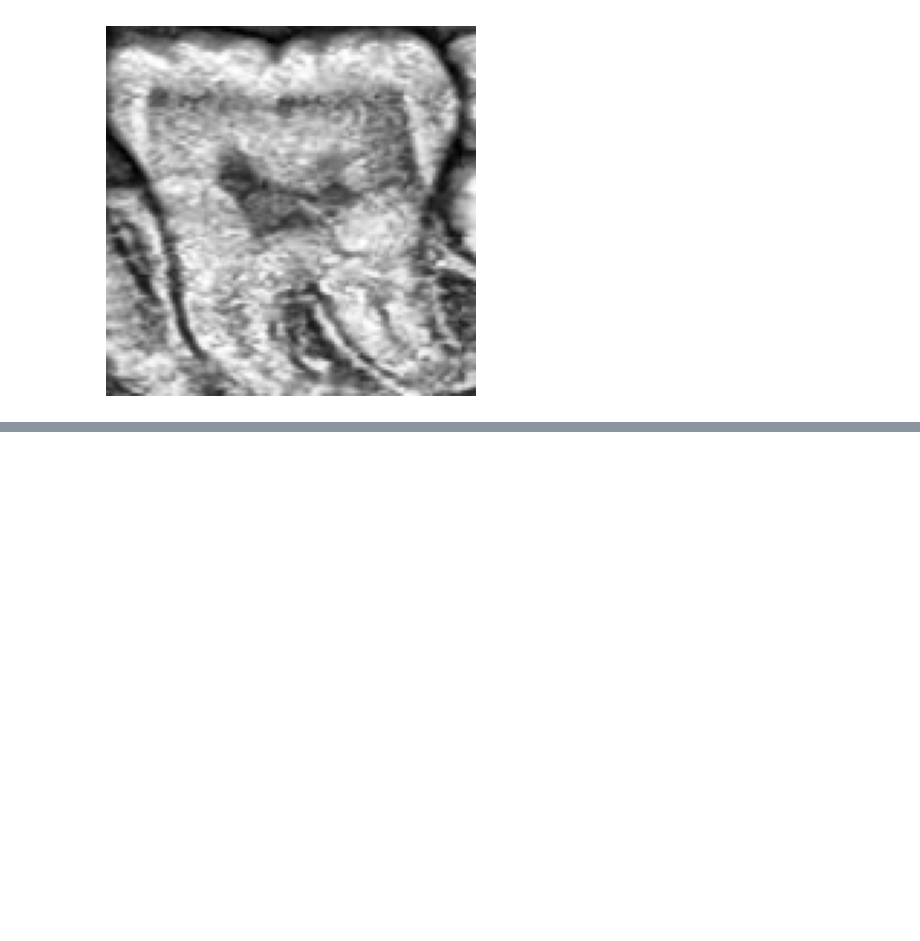
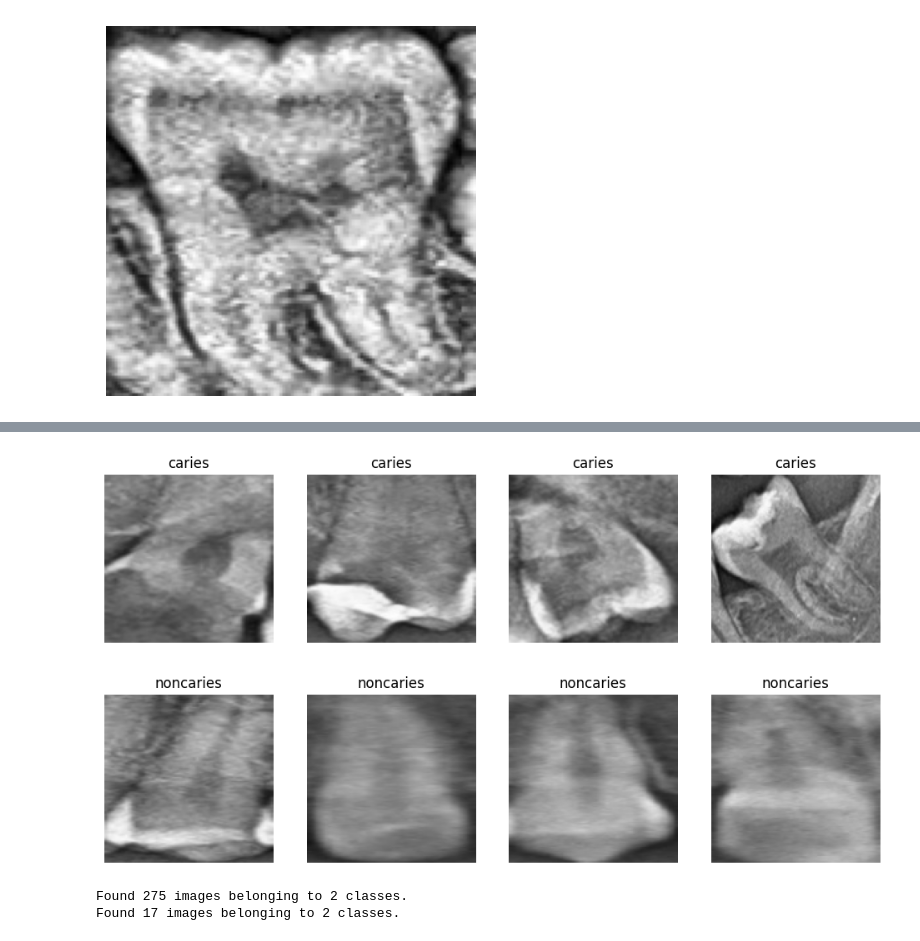
Before and after one commit to gabrieldimas/periapical-photo-caries-detection-using-deep-learning, a Jupyter notebook: caries_detection.ipynb, the cells around one changed output, grey strips where cells are left out. Cells and saved outputs as stored; diff of their text form; code cells hidden in the pictures; blank space fills up the shorter version.

```diff
--- a/caries_detection.ipynb
+++ b/caries_detection.ipynb
@@ -198,0 +290,17 @@ plt.show()
+# %%
+def display_samples(class_name, directory):
+    plt.figure(figsize=(12, 6))
+    for i in range(4):
+        image_path = os.path.join(directory, class_name, os.listdir(os.path.join(directory, class_name))[i])
+        img = Image.open(image_path)
+        plt.subplot(1, 4, i + 1)
+        plt.imshow(img)
+        plt.title(class_name)
+        plt.axis('off')
+    plt.show()
+
+display_samples('caries', train_dir)
+display_samples('noncaries', train_dir)
+# %% [output]
+[figure, added]
+[figure, added]
@@ -198,0 +309,19 @@ plt.show()
+# %%
+train_generator = train_datagen.flow_from_directory(
+    train_dir,
+    target_size=(128, 128),
+    batch_size=32,
+    class_mode='binary',
+    subset='training'
+)
+
+test_generator = train_datagen.flow_from_directory(
+    test_dir,
+    target_size=(128, 128),
+    batch_size=32,
+    class_mode='binary',
+    subset='validation'
+)
+# %% [output]
+Found 275 images belonging to 2 classes.
+Found 17 images belonging to 2 classes.
```
Also changed, not shown: parts of 21 cells of this notebook.
